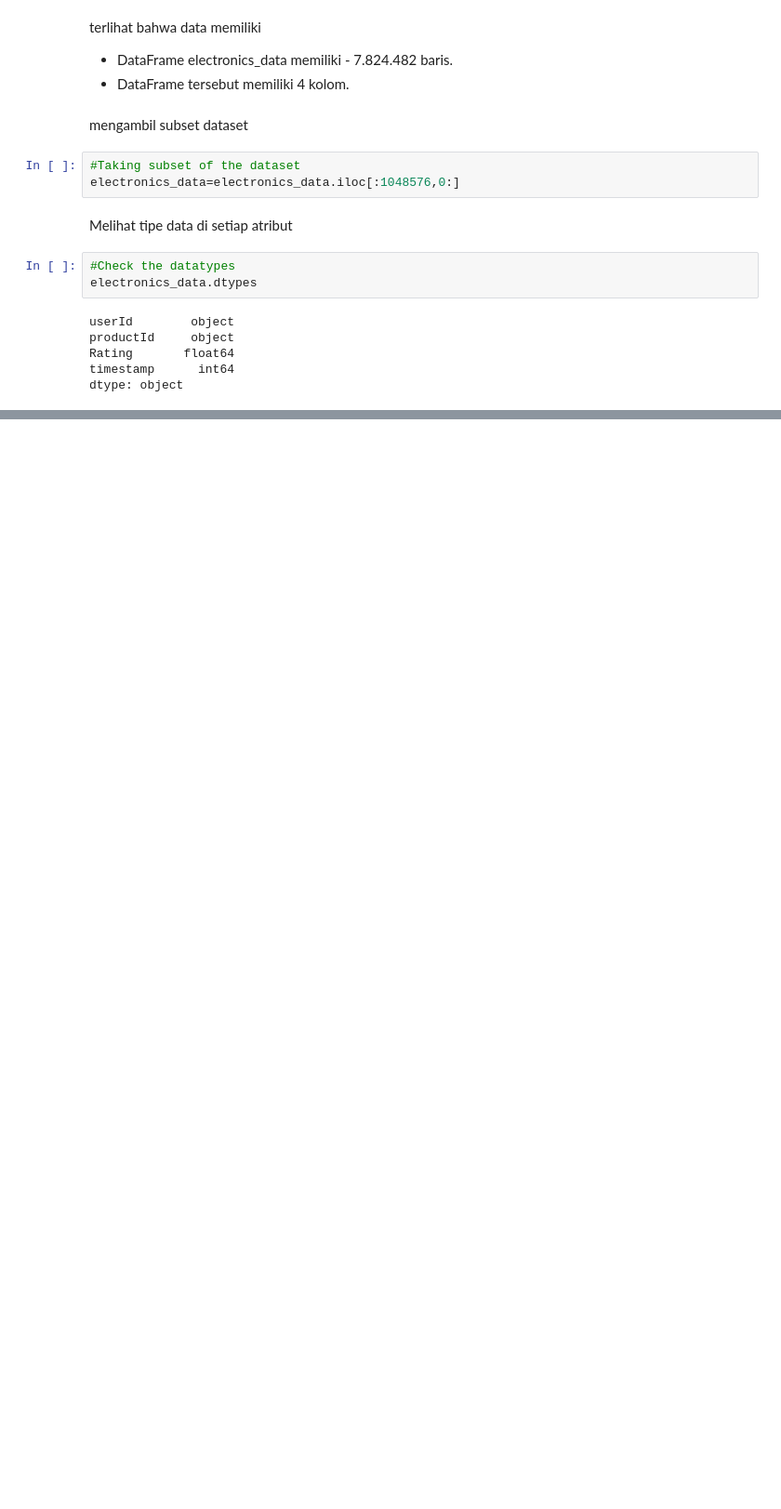
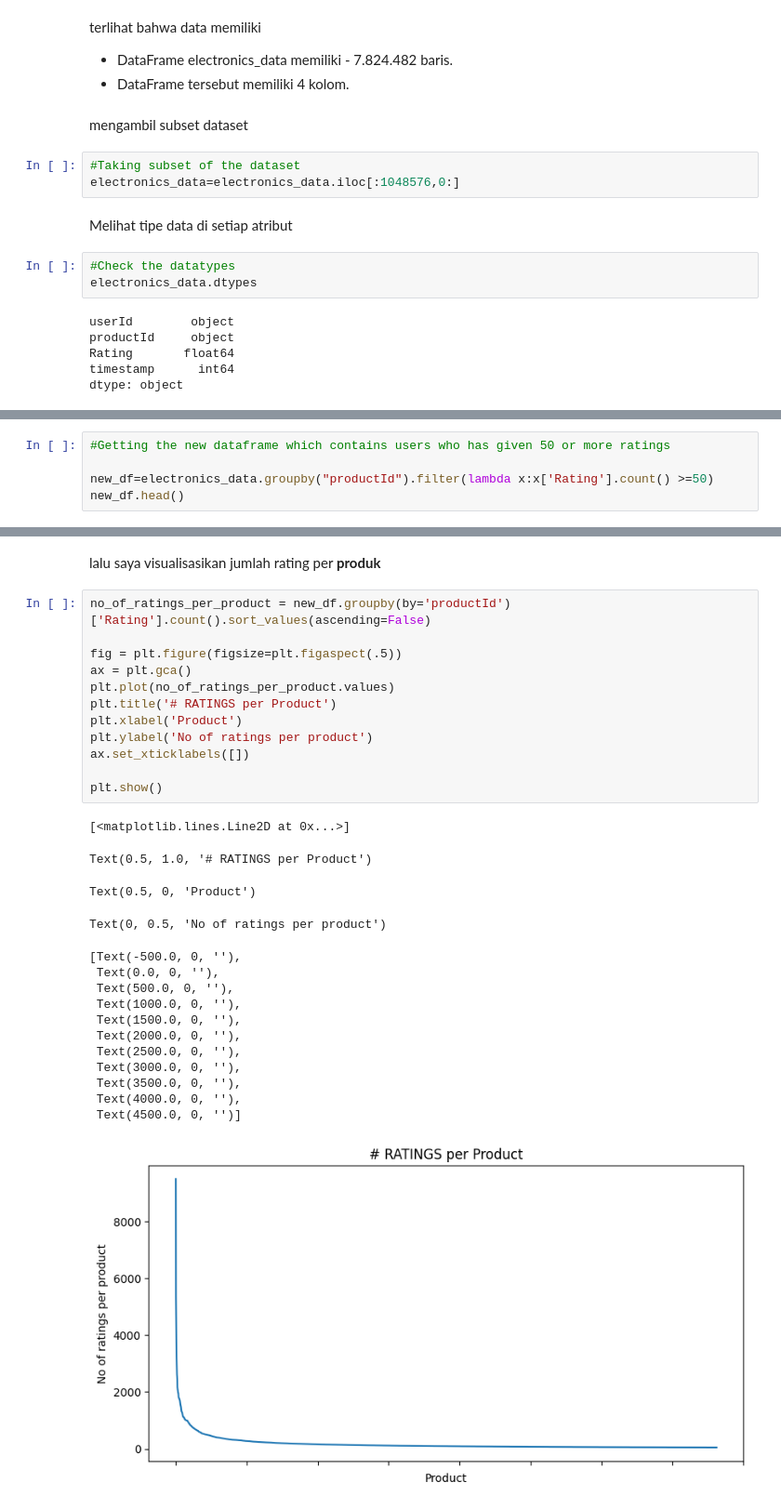
Before and after one commit to olober76/AmazonRecomsys, a Jupyter notebook: AmazonRecomSys.ipynb, the cells around one changed output, grey strips where cells are left out. Shown at 93% size. Drawn from its saved outputs; the diff is of its cells as text; blank space fills up the shorter version.

```diff
--- a/AmazonRecomSys.ipynb
+++ b/AmazonRecomSys.ipynb
@@ -133,0 +372,5 @@ dtype: object
+# %%
+#Getting the new dataframe which contains users who has given 50 or more ratings
+
+new_df=electronics_data.groupby("productId").filter(lambda x:x['Rating'].count() >=50)
+new_df.head()
@@ -133,0 +384,31 @@ dtype: object
+# %% [markdown]
+lalu saya visualisasikan jumlah rating per **produk**
+# %%
+no_of_ratings_per_product = new_df.groupby(by='productId')['Rating'].count().sort_values(ascending=False)
+
+fig = plt.figure(figsize=plt.figaspect(.5))
+ax = plt.gca()
+plt.plot(no_of_ratings_per_product.values)
+plt.title('# RATINGS per Product')
+plt.xlabel('Product')
+plt.ylabel('No of ratings per product')
+ax.set_xticklabels([])
+
+plt.show()
+# %% [output]
+[<matplotlib.lines.Line2D at 0x...>]
+Text(0.5, 1.0, '# RATINGS per Product')
+Text(0.5, 0, 'Product')
+Text(0, 0.5, 'No of ratings per product')
+[Text(-500.0, 0, ''),
+ Text(0.0, 0, ''),
+ Text(500.0, 0, ''),
+ Text(1000.0, 0, ''),
+ Text(1500.0, 0, ''),
+ Text(2000.0, 0, ''),
+ Text(2500.0, 0, ''),
+ Text(3000.0, 0, ''),
+ Text(3500.0, 0, ''),
+ Text(4000.0, 0, ''),
+ Text(4500.0, 0, '')]
+[figure, added]
```
Also changed, not shown: parts of 65 cells of this notebook, 1 other file.
